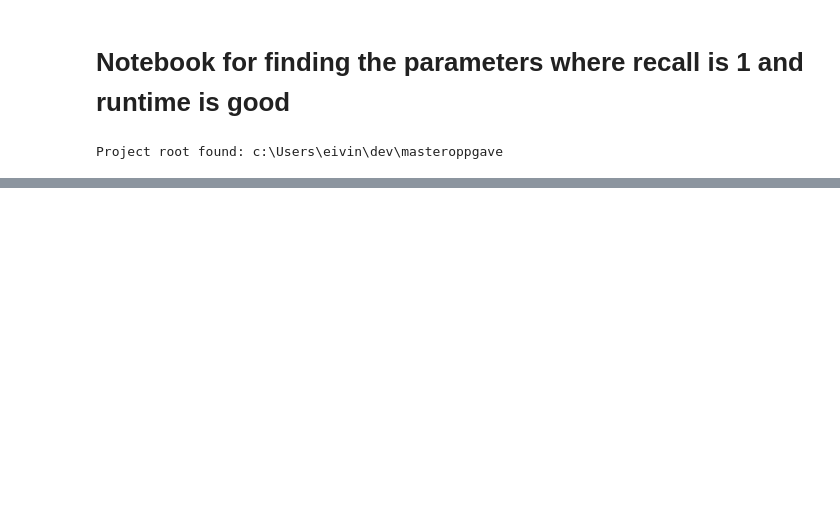
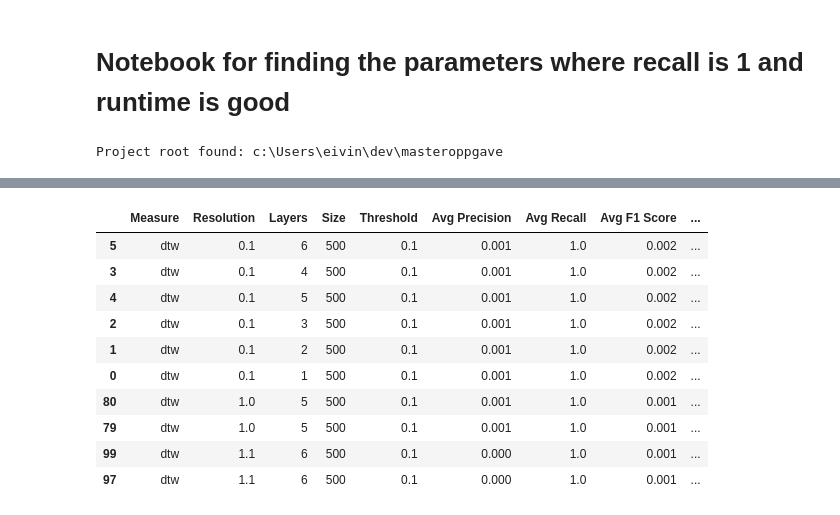
Before and after one commit to eivindmidtbo/masteroppgave, a Jupyter notebook: result_analysis/bucketing_vs_nobucketing/bucketing_vs_nobucketing.ipynb, the cells around one changed output, grey strips where cells are left out. Saved outputs shown, nothing was run; the diff lists cells and outputs as text; code cells hidden in the pictures; blank space fills up the shorter version.

```diff
--- a/result_analysis/bucketing_vs_nobucketing/bucketing_vs_nobucketing.ipynb
+++ b/result_analysis/bucketing_vs_nobucketing/bucketing_vs_nobucketing.ipynb
@@ -31,0 +121,19 @@ Project root found: c:\Users\eivin\dev\masteroppgave
+# %%
+# Sort the merged dataframe by Avg Correlation Coefficient in descending order
+merged_df_sorted = merged_df.sort_values(
+    by="Avg Correlation Coefficient",
+    ascending=False
+)
+merged_df_sorted.head(10)
+# %% [output]
+|  | Measure | Resolution | Layers | Size | Threshold | Avg Precision | Avg Recall | Avg F1 Score | ... |
+| 5 | dtw | 0.1 | 6 | 500 | 0.1 | 0.001 | 1.0 | 0.002 | ... |
+| 3 | dtw | 0.1 | 4 | 500 | 0.1 | 0.001 | 1.0 | 0.002 | ... |
+| 4 | dtw | 0.1 | 5 | 500 | 0.1 | 0.001 | 1.0 | 0.002 | ... |
+| 2 | dtw | 0.1 | 3 | 500 | 0.1 | 0.001 | 1.0 | 0.002 | ... |
+| 1 | dtw | 0.1 | 2 | 500 | 0.1 | 0.001 | 1.0 | 0.002 | ... |
+| 0 | dtw | 0.1 | 1 | 500 | 0.1 | 0.001 | 1.0 | 0.002 | ... |
+| 80 | dtw | 1.0 | 5 | 500 | 0.1 | 0.001 | 1.0 | 0.001 | ... |
+| 79 | dtw | 1.0 | 5 | 500 | 0.1 | 0.001 | 1.0 | 0.001 | ... |
+| 99 | dtw | 1.1 | 6 | 500 | 0.1 | 0.000 | 1.0 | 0.001 | ... |
+| 97 | dtw | 1.1 | 6 | 500 | 0.1 | 0.000 | 1.0 | 0.001 | ... |
```
Also changed, not shown: parts of 7 cells of this notebook.
